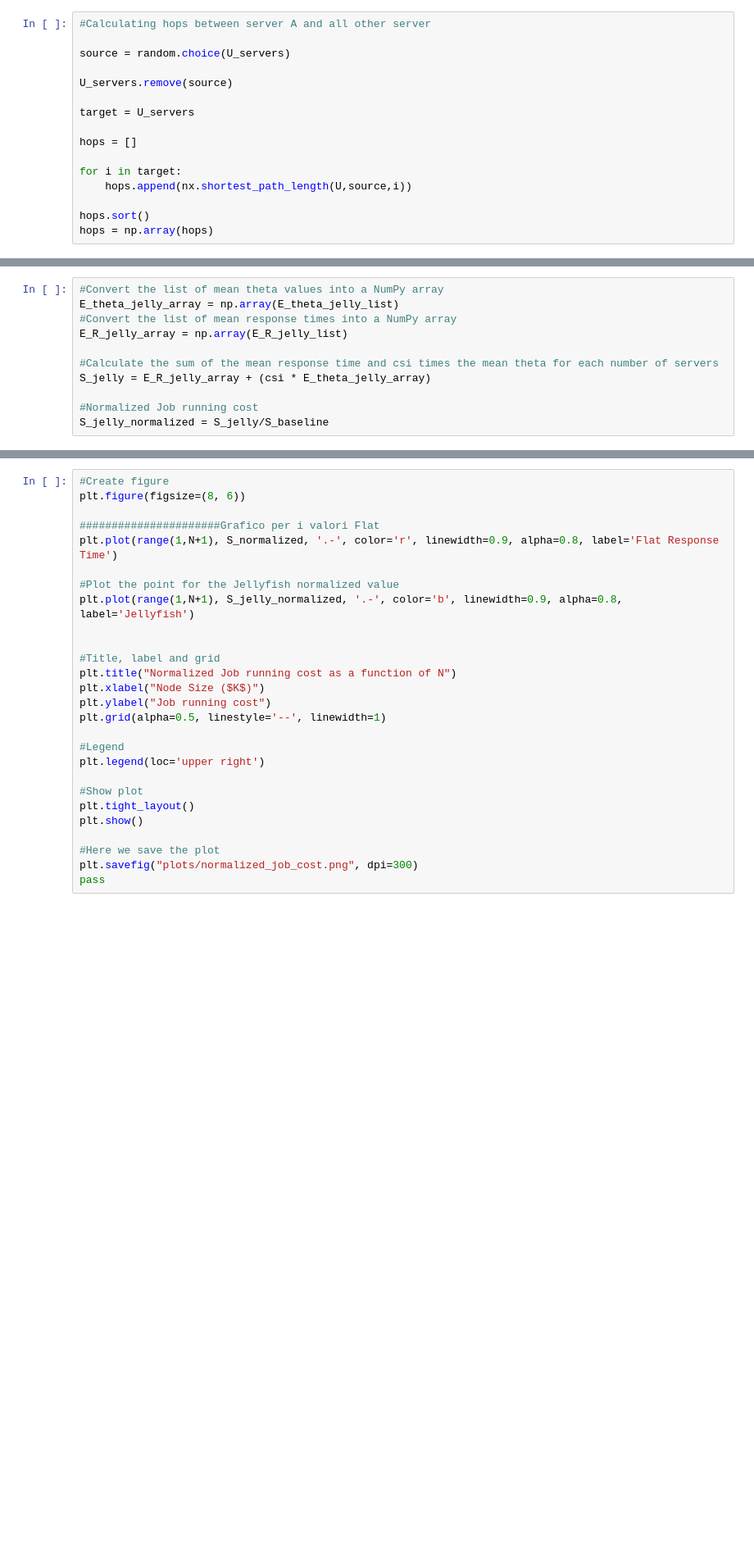
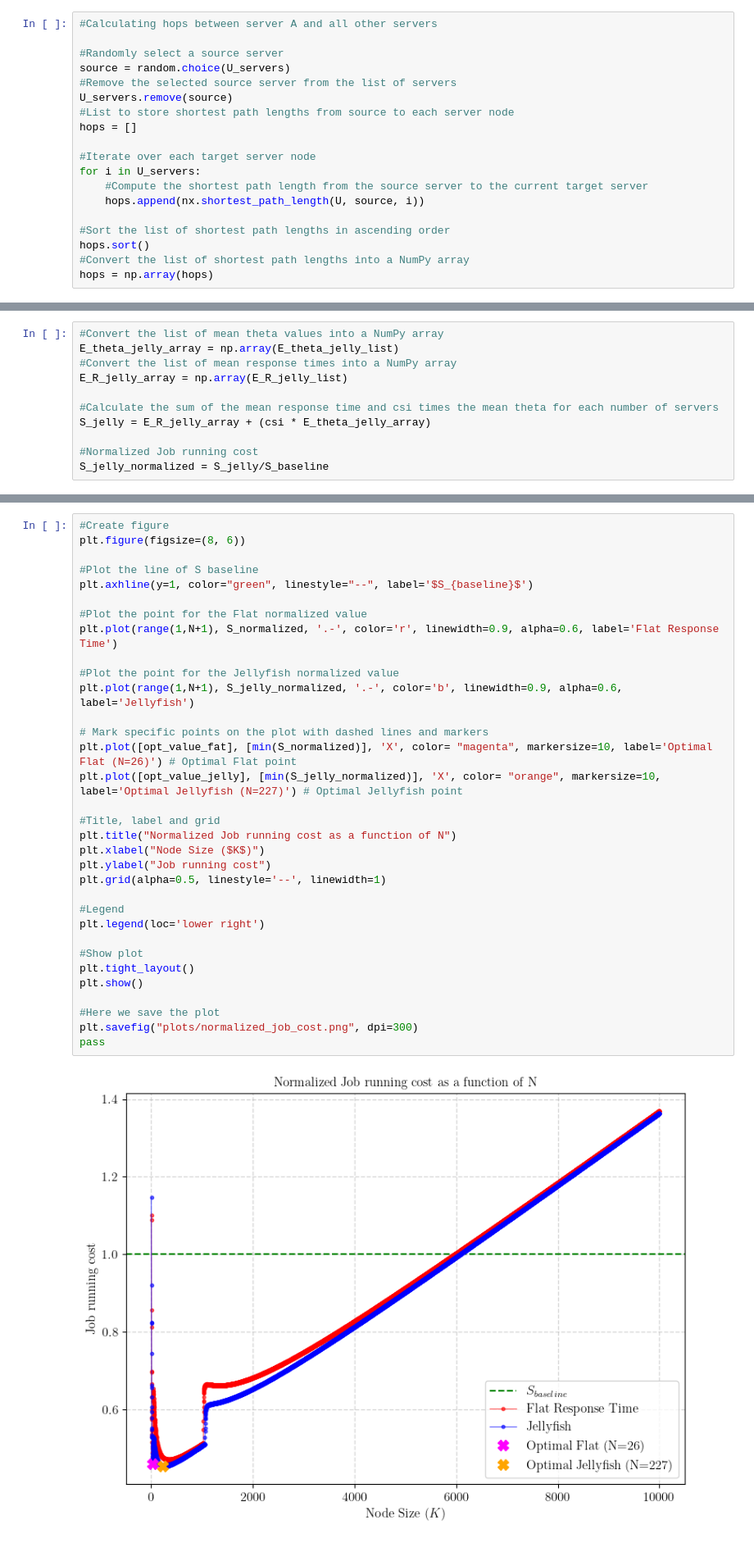
Before and after one commit to msancor/NBD-HW1, a Jupyter notebook: ch1.ipynb, the cells around one changed output, grey strips where cells are left out. Shown: that part at 82% size. Cells and saved outputs as stored; diff of their text form; blank space fills up the shorter version.

```diff
--- a/ch1.ipynb
+++ b/ch1.ipynb
@@ -301,16 +304,19 @@ U_servers = [x for x in U.nodes() if U.degree(x)==1]
 # %%
-#Calculating hops between server A and all other server
+#Calculating hops between server A and all other servers
 
+#Randomly select a source server
 source = random.choice(U_servers)
-
+#Remove the selected source server from the list of servers
 U_servers.remove(source)
-
-target = U_servers
-
+#List to store shortest path lengths from source to each server node
 hops = []
 
-for i in target:
-    hops.append(nx.shortest_path_length(U,source,i))
+#Iterate over each target server node
+for i in U_servers:
+    #Compute the shortest path length from the source server to the current target server
+    hops.append(nx.shortest_path_length(U, source, i))
 
+#Sort the list of shortest path lengths in ascending order
 hops.sort()
+#Convert the list of shortest path lengths into a NumPy array
 hops = np.array(hops)
@@ -519,27 +530,35 @@ x[list(S_jelly_normalized).index(min(S_jelly_normalized))]
 # %%
 #Create figure
 plt.figure(figsize=(8, 6))
 
-######################Grafico per i valori Flat
-plt.plot(range(1,N+1), S_normalized, '.-', color='r', linewidth=0.9, alpha=0.8, label='Flat Response Time')
+#Plot the line of S baseline
+plt.axhline(y=1, color="green", linestyle="--", label='$S_{baseline}$')
+
+#Plot the point for the Flat normalized value
+plt.plot(range(1,N+1), S_normalized, '.-', color='r', linewidth=0.9, alpha=0.6, label='Flat Response Time')
 
 #Plot the point for the Jellyfish normalized value
-plt.plot(range(1,N+1), S_jelly_normalized, '.-', color='b', linewidth=0.9, alpha=0.8, label='Jellyfish')
+plt.plot(range(1,N+1), S_jelly_normalized, '.-', color='b', linewidth=0.9, alpha=0.6, label='Jellyfish')
 
+# Mark specific points on the plot with dashed lines and markers
+plt.plot([opt_value_fat], [min(S_normalized)], 'X', color= "magenta", markersize=10, label='Optimal Flat (N=26)') # Optimal Flat point
+plt.plot([opt_value_jelly], [min(S_jelly_normalized)], 'X', color= "orange", markersize=10, label='Optimal Jellyfish (N=227)') # Optimal Jellyfish point
 
 #Title, label and grid
 plt.title("Normalized Job running cost as a function of N")
 plt.xlabel("Node Size ($K$)")
 plt.ylabel("Job running cost")
 plt.grid(alpha=0.5, linestyle='--', linewidth=1)
 
 #Legend
-plt.legend(loc='upper right')
+plt.legend(loc='lower right')
 
 #Show plot
 plt.tight_layout()
 plt.show()
 
 #Here we save the plot
 plt.savefig("plots/normalized_job_cost.png", dpi=300)
 pass
+# %% [output]
+[figure, added]
```
Also changed, not shown: parts of 18 cells of this notebook, 4 other files.
